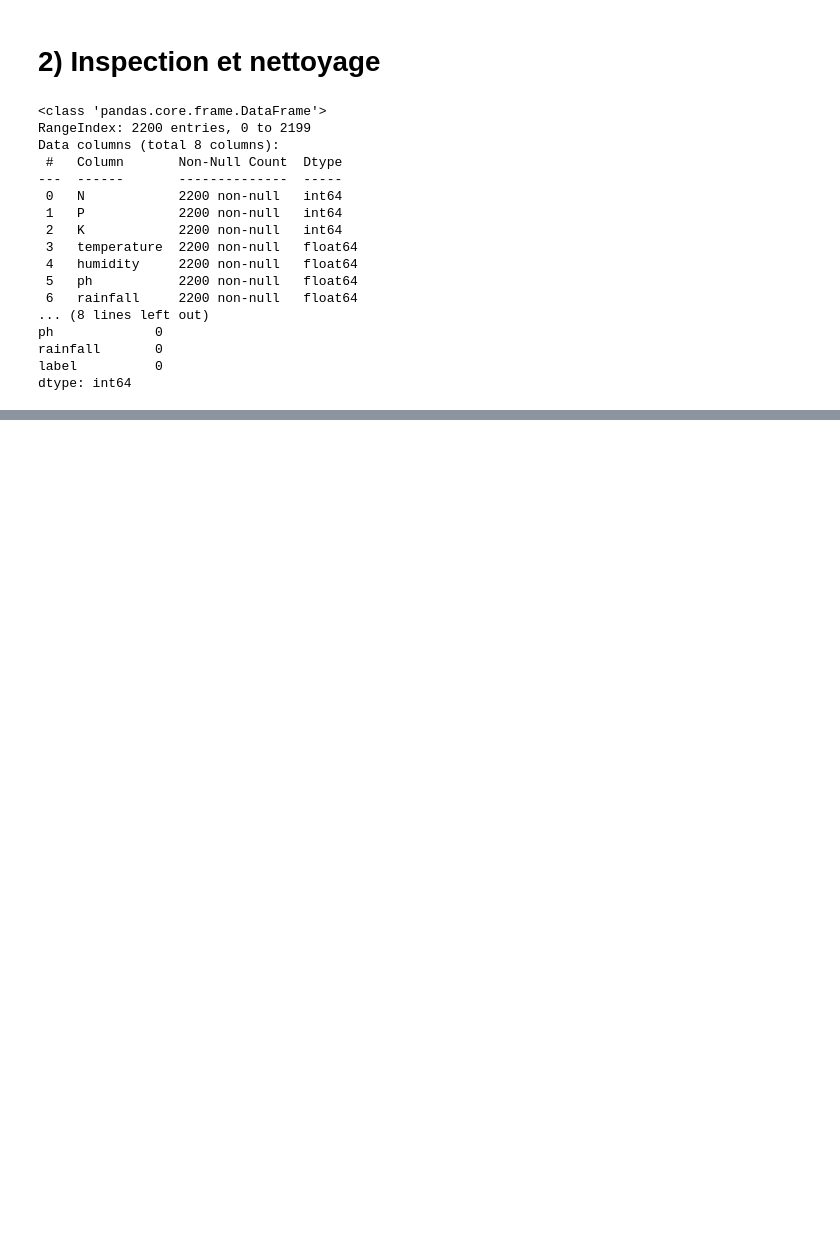
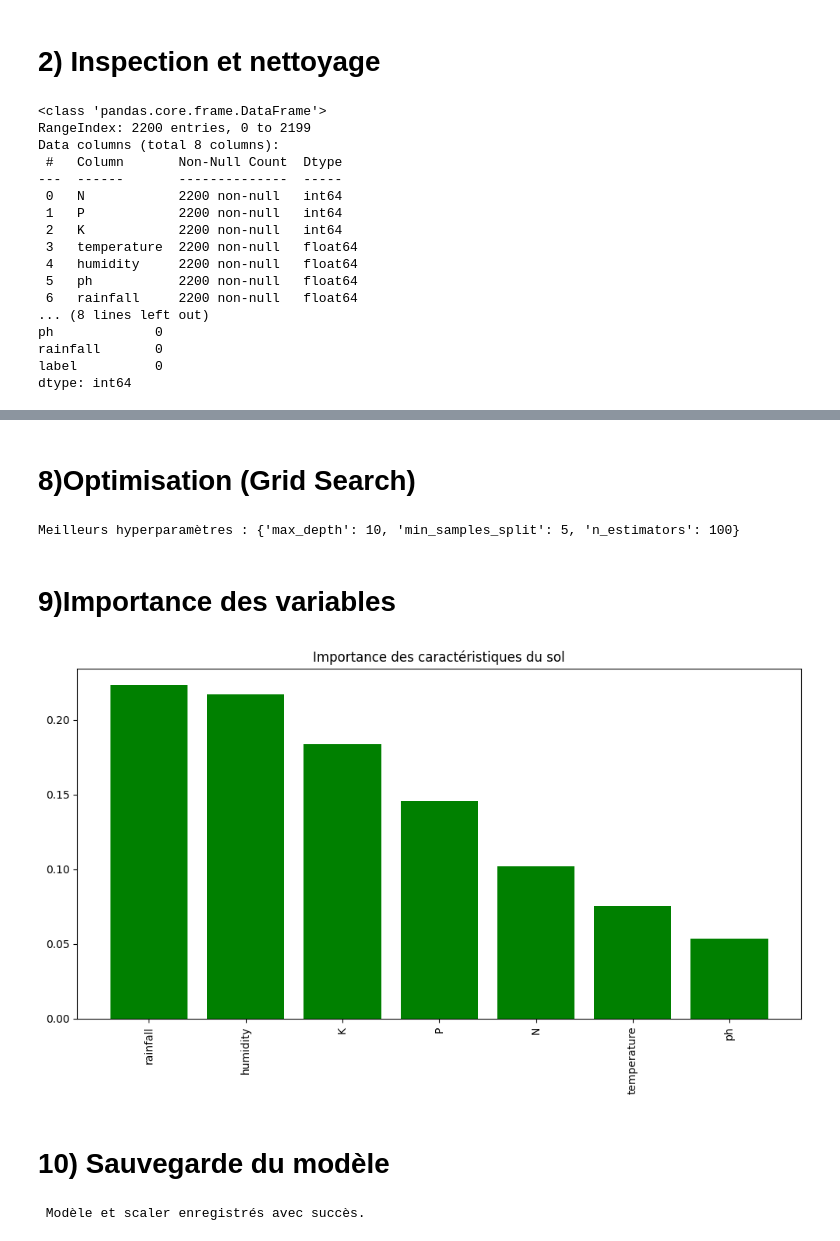
Before and after one commit to PIO-VIA/IA_SOIL, a Jupyter notebook: random_forest.ipynb, the cells around one changed output, grey strips where cells are left out. Saved outputs shown, nothing was run; the diff lists cells and outputs as text; code cells hidden in the pictures; blank space fills up the shorter version.

```diff
--- a/random_forest.ipynb
+++ b/random_forest.ipynb
@@ -55,0 +122,45 @@ KeyError: "['crop'] not found in axis"
+# %% [markdown]
+# 8)Optimisation (Grid Search)
+# %%
+param_grid = {
+    "n_estimators": [100, 200, 300],
+    "max_depth": [None, 10, 20],
+    "min_samples_split": [2, 5, 10]
+}
+
+grid = GridSearchCV(
+    RandomForestClassifier(random_state=42),
+    param_grid,
+    cv=5,
+    n_jobs=-1,
+    scoring="accuracy"
+)
+grid.fit(X_train, y_train)
+
+print("Meilleurs hyperparamètres :", grid.best_params_)
+best_model = grid.best_estimator_
+# %% [output]
+Meilleurs hyperparamètres : {'max_depth': 10, 'min_samples_split': 5, 'n_estimators': 100}
+# %% [markdown]
+# 9)Importance des variables
+# %%
+importances = best_model.feature_importances_
+indices = np.argsort(importances)[::-1]
+
+plt.figure(figsize=(10,6))
+plt.bar(range(X.shape[1]), importances[indices], color='green')
+plt.xticks(range(X.shape[1]), X.columns[indices], rotation=90)
+plt.title("Importance des caractéristiques du sol")
+plt.tight_layout()
+plt.show()
+# %% [output]
+[figure, added]
+# %% [markdown]
+# 10) Sauvegarde du modèle
+# %%
+joblib.dump(best_model, "random_forest_crop_model.pkl")
+joblib.dump(scaler, "scaler.pkl")
+
+print(" Modèle et scaler enregistrés avec succès.")
+# %% [output]
+ Modèle et scaler enregistrés avec succès.
```
Also changed, not shown: parts of 11 cells of this notebook, 1 other file.
